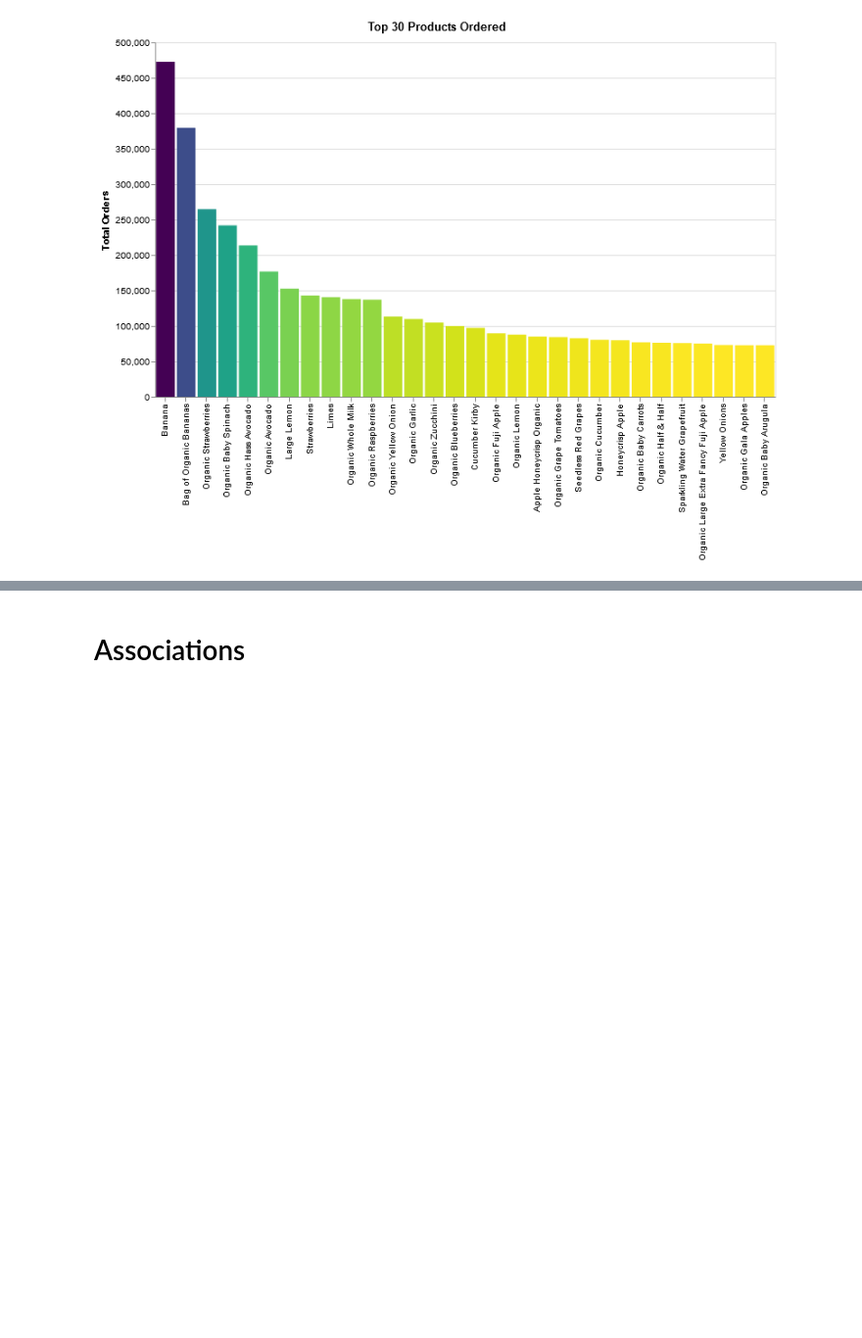
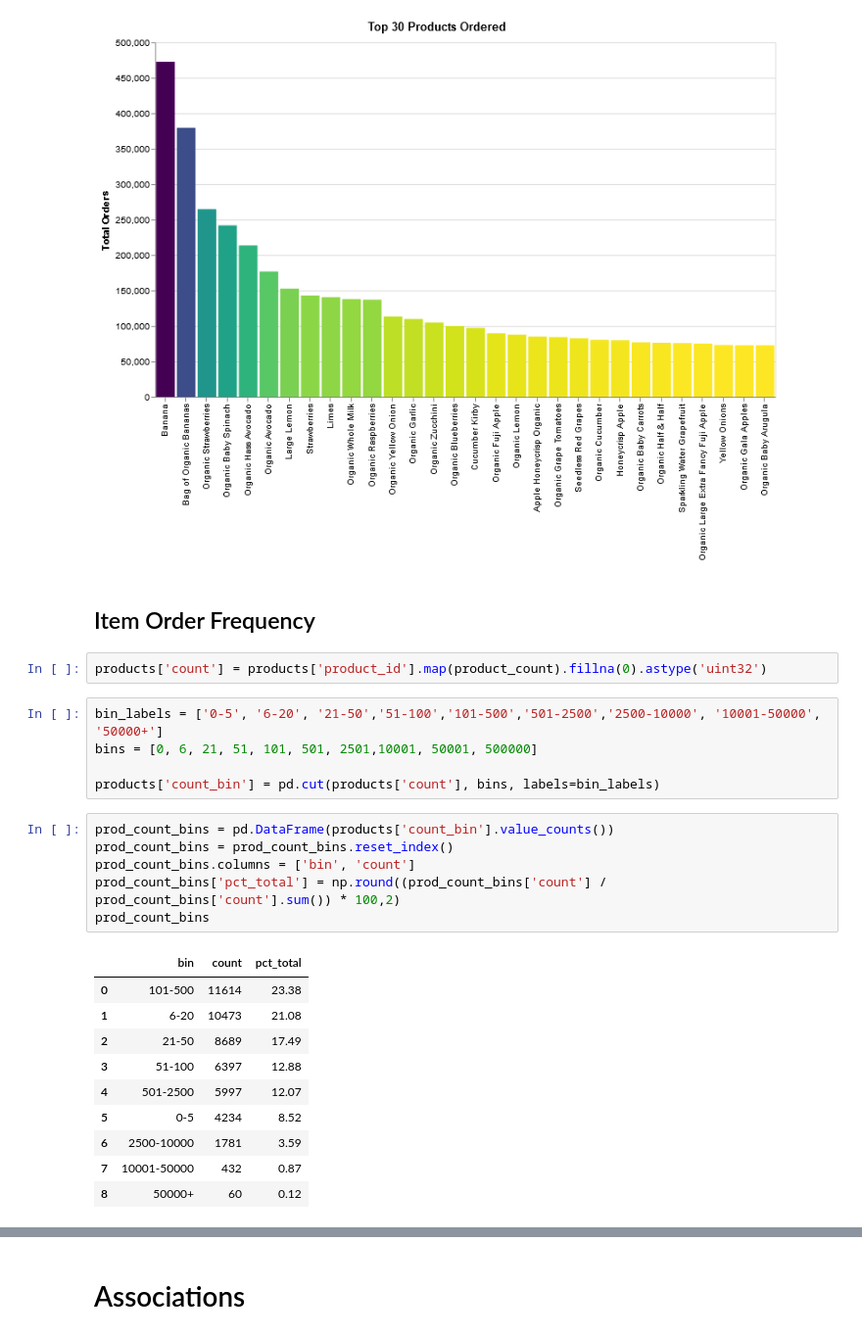
Before and after one commit to hjhuney/Instacart, a Jupyter notebook: Instacart.ipynb, the cells around one changed output, grey strips where cells are left out. Shown at 98% size. Drawn from its saved outputs; the diff is of its cells as text; blank space fills up the shorter version.

```diff
--- a/Instacart.ipynb
+++ b/Instacart.ipynb
@@ -413,3 +427,29 @@ alt.Chart(top_prods).mark_bar().encode(
     ).properties(title=chart_title, width=700, height=400)
 # %% [output]
 [figure]
+# %% [markdown]
+## Item Order Frequency
+# %%
+products['count'] = products['product_id'].map(product_count).fillna(0).astype('uint32')
+# %%
+bin_labels = ['0-5', '6-20', '21-50','51-100','101-500','501-2500','2500-10000', '10001-50000', '50000+']
+bins = [0, 6, 21, 51, 101, 501, 2501,10001, 50001, 500000]
+
+products['count_bin'] = pd.cut(products['count'], bins, labels=bin_labels)
+# %%
+prod_count_bins = pd.DataFrame(products['count_bin'].value_counts())
+prod_count_bins = prod_count_bins.reset_index()
+prod_count_bins.columns = ['bin', 'count']
+prod_count_bins['pct_total'] = np.round((prod_count_bins['count'] / prod_count_bins['count'].sum()) * 100,2)
+prod_count_bins
+# %% [output]
+|  | bin | count | pct_total |
+| 0 | 101-500 | 11614 | 23.38 |
+| 1 | 6-20 | 10473 | 21.08 |
+| 2 | 21-50 | 8689 | 17.49 |
+| 3 | 51-100 | 6397 | 12.88 |
+| 4 | 501-2500 | 5997 | 12.07 |
+| 5 | 0-5 | 4234 | 8.52 |
+| 6 | 2500-10000 | 1781 | 3.59 |
+| 7 | 10001-50000 | 432 | 0.87 |
+| 8 | 50000+ | 60 | 0.12 |
```
Also changed, not shown: parts of 8 cells of this notebook.
